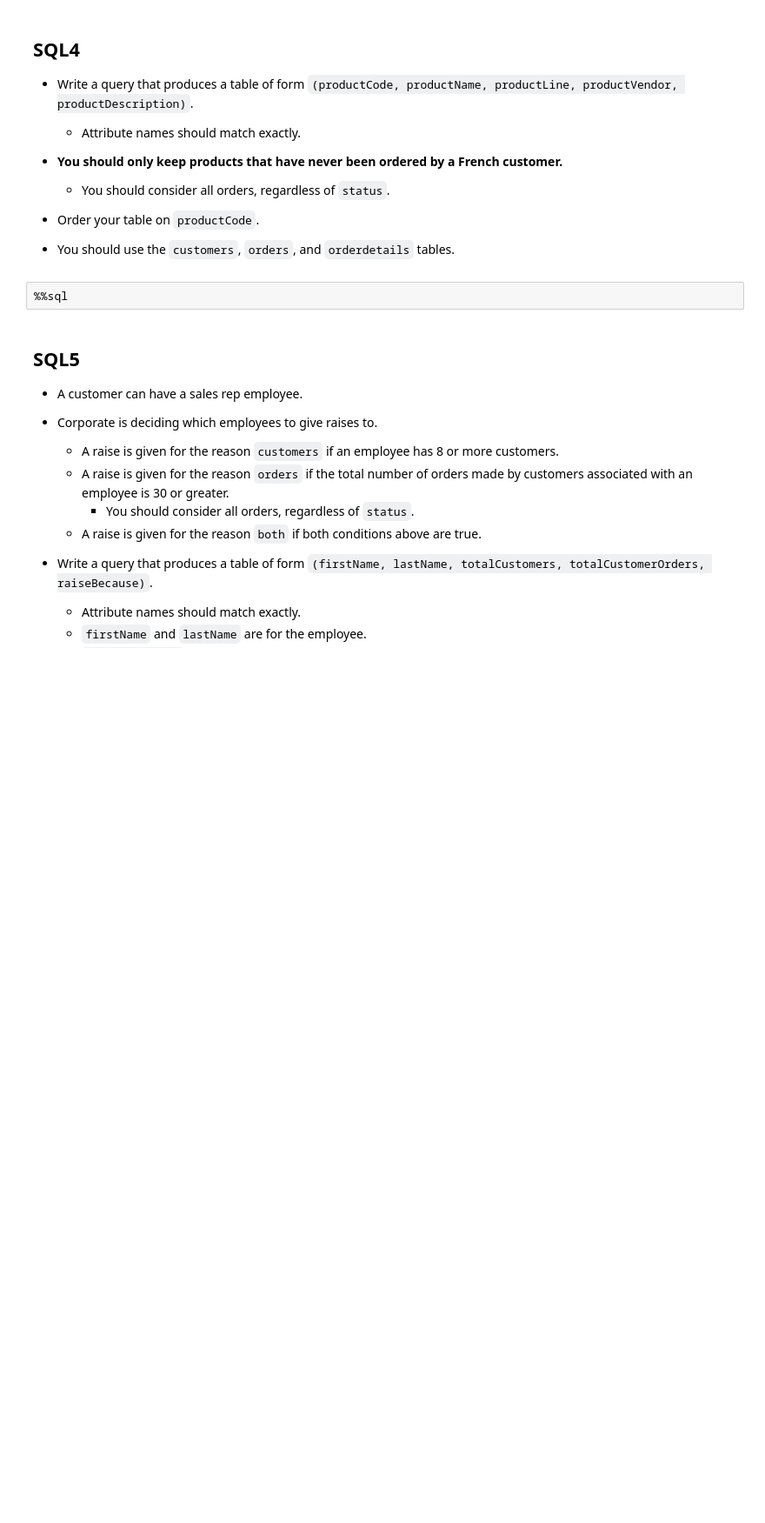
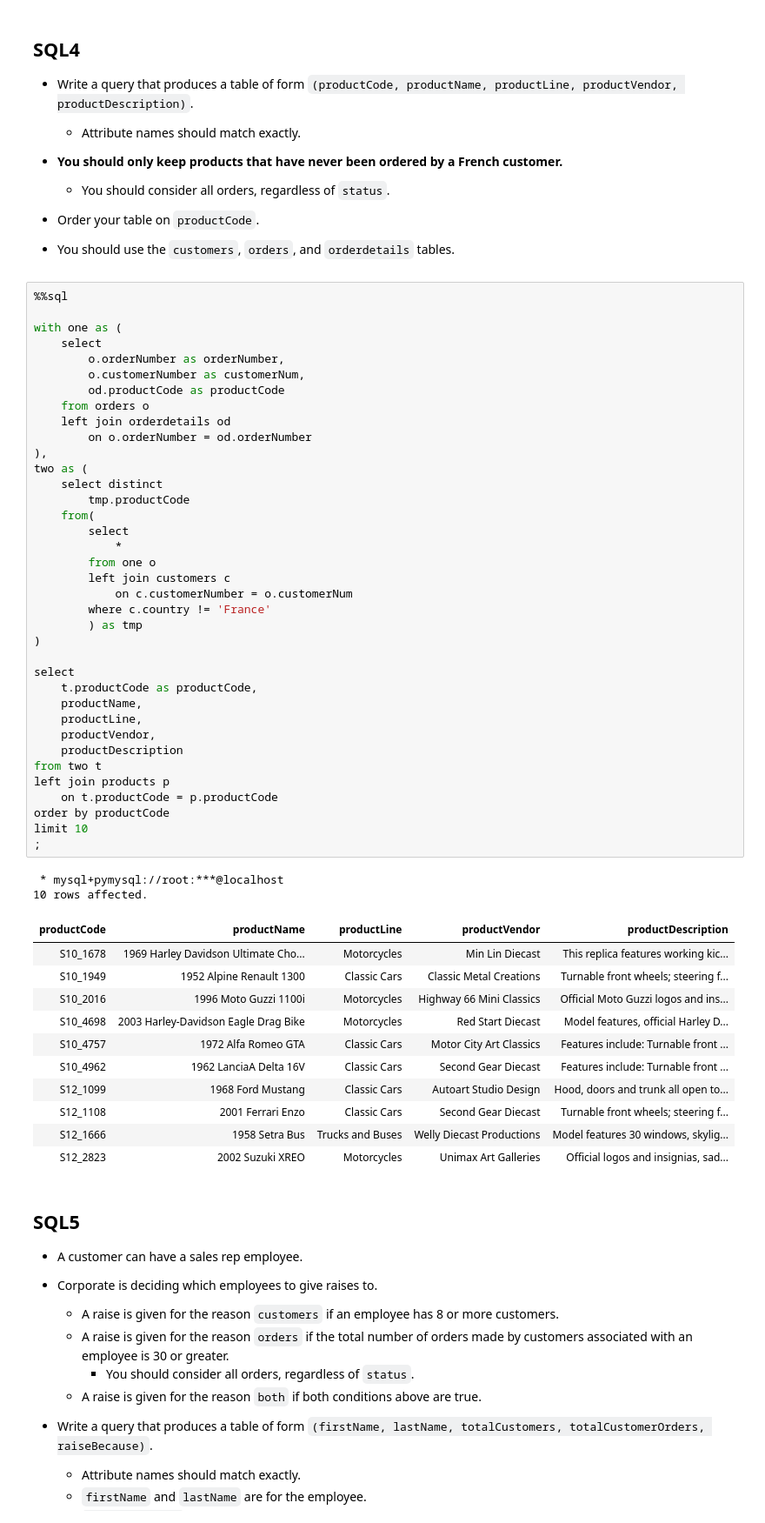
Before and after one commit to zhiyuan0828/W4111-Intro-to-Databases-Spring-2024, a Jupyter notebook: Exams/Midterm/S24-W4111-Midterm.ipynb, the cells around one changed output. Shown: that part at 87% size. Drawn from its saved outputs; the diff is of its cells as text; blank space fills up the shorter version.

```diff
--- a/Exams/Midterm/S24-W4111-Midterm.ipynb
+++ b/Exams/Midterm/S24-W4111-Midterm.ipynb
@@ -957,6 +1061,55 @@ order by productName;
 - You should use the `customers`, `orders`, and `orderdetails` tables.
 # %%
 %%sql
+
+with one as (
+    select
+        o.orderNumber as orderNumber,
+        o.customerNumber as customerNum,
+        od.productCode as productCode
+    from orders o
+    left join orderdetails od
+        on o.orderNumber = od.orderNumber
+),
+two as (
+    select distinct
+        tmp.productCode
+    from(
+        select
+            *
+        from one o
+        left join customers c
+            on c.customerNumber = o.customerNum
+        where c.country != 'France'
+        ) as tmp
+)
+
+select
+    t.productCode as productCode,
+    productName,
+    productLine,
+    productVendor,
+    productDescription
+from two t
+left join products p
+    on t.productCode = p.productCode
+order by productCode
+limit 10
+;
+# %% [output]
+ * mysql+pymysql://root:***@localhost
+10 rows affected.
+| productCode | productName | productLine | productVendor | productDescription |
+| S10_1678 | 1969 Harley Davidson Ultimate Cho... | Motorcycles | Min Lin Diecast | This replica features working kic... |
+| S10_1949 | 1952 Alpine Renault 1300 | Classic Cars | Classic Metal Creations | Turnable front wheels; steering f... |
+| S10_2016 | 1996 Moto Guzzi 1100i | Motorcycles | Highway 66 Mini Classics | Official Moto Guzzi logos and ins... |
+| S10_4698 | 2003 Harley-Davidson Eagle Drag Bike | Motorcycles | Red Start Diecast | Model features, official Harley D... |
+| S10_4757 | 1972 Alfa Romeo GTA | Classic Cars | Motor City Art Classics | Features include: Turnable front ... |
+| S10_4962 | 1962 LanciaA Delta 16V | Classic Cars | Second Gear Diecast | Features include: Turnable front ... |
+| S12_1099 | 1968 Ford Mustang | Classic Cars | Autoart Studio Design | Hood, doors and trunk all open to... |
+| S12_1108 | 2001 Ferrari Enzo | Classic Cars | Second Gear Diecast | Turnable front wheels; steering f... |
+| S12_1666 | 1958 Setra Bus | Trucks and Buses | Welly Diecast Productions | Model features 30 windows, skylig... |
+| S12_2823 | 2002 Suzuki XREO | Motorcycles | Unimax Art Galleries | Official logos and insignias, sad... |
 # %% [markdown]
 ## SQL5
 
```
Also changed, not shown: parts of 5 cells of this notebook.
